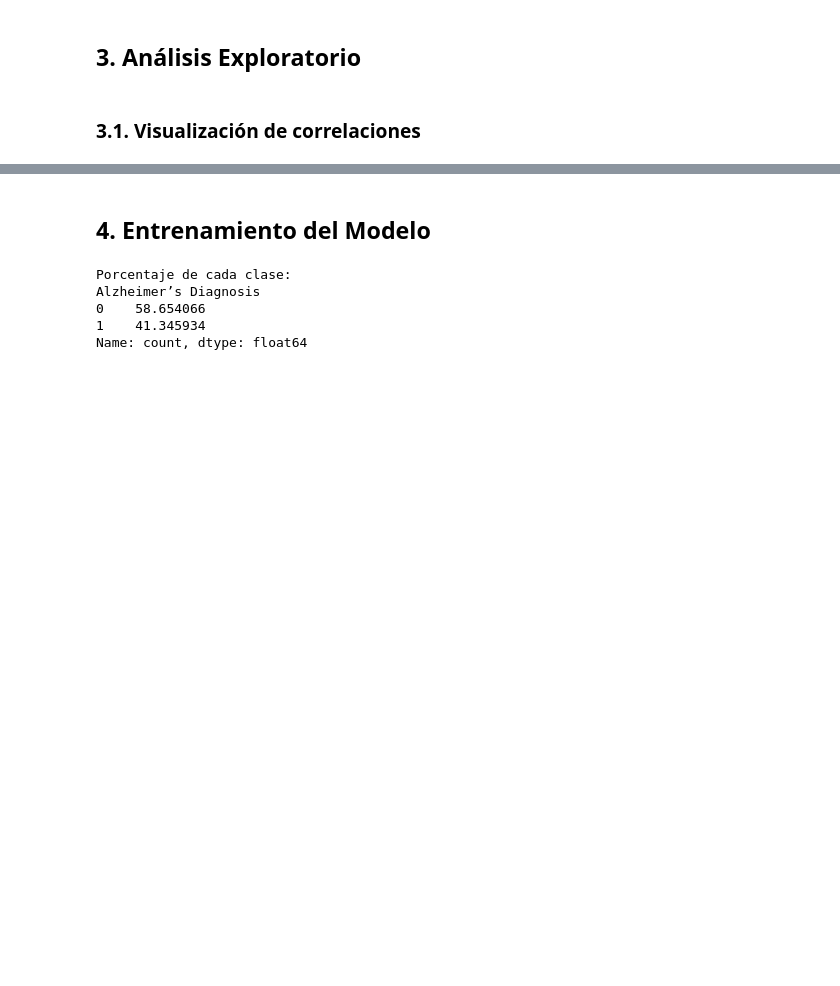
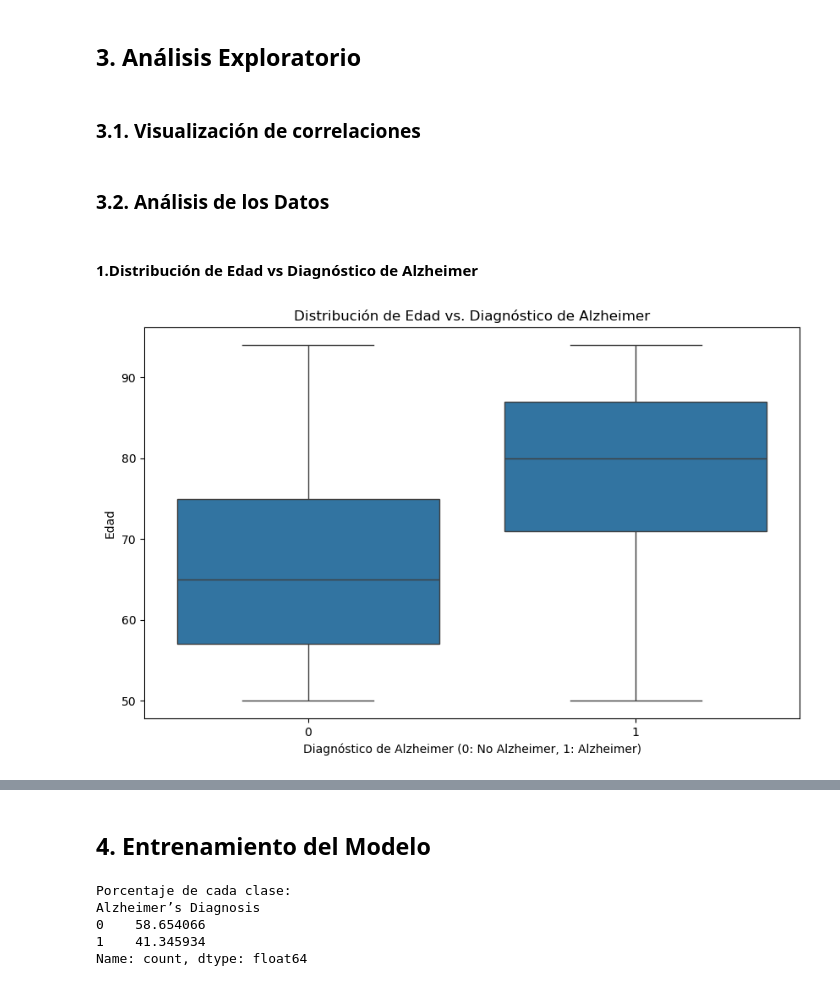
Before and after one commit to JosueRodriguezSams/RememberUs-Recuerdanos-, a Jupyter notebook: Analisis_predictivo_del_alzheimer.ipynb, the cells around one changed output, grey strips where cells are left out. Drawn from its saved outputs; the diff is of its cells as text; code cells hidden in the pictures; blank space fills up the shorter version.

```diff
--- a/Analisis_predictivo_del_alzheimer.ipynb
+++ b/Analisis_predictivo_del_alzheimer.ipynb
@@ -273,3 +269,19 @@ fig.update_layout(
     height=1260
 )
 fig.show()
+# %% [markdown]
+### 3.2. Análisis de los Datos
+# %% [markdown]
+#### 1.Distribución de Edad vs Diagnóstico de Alzheimer
+# %%
+import seaborn as sns
+import matplotlib.pyplot as plt
+
+plt.figure(figsize=(10, 6))
+sns.boxplot(x='Alzheimer’s Diagnosis', y='Age', data=df)
+plt.title('Distribución de Edad vs. Diagnóstico de Alzheimer')
+plt.xlabel('Diagnóstico de Alzheimer (0: No Alzheimer, 1: Alzheimer)')
+plt.ylabel('Edad')
+plt.show()
+# %% [output]
+[figure, added]
```
Also changed, not shown: parts of 39 cells of this notebook, 2 other files.
